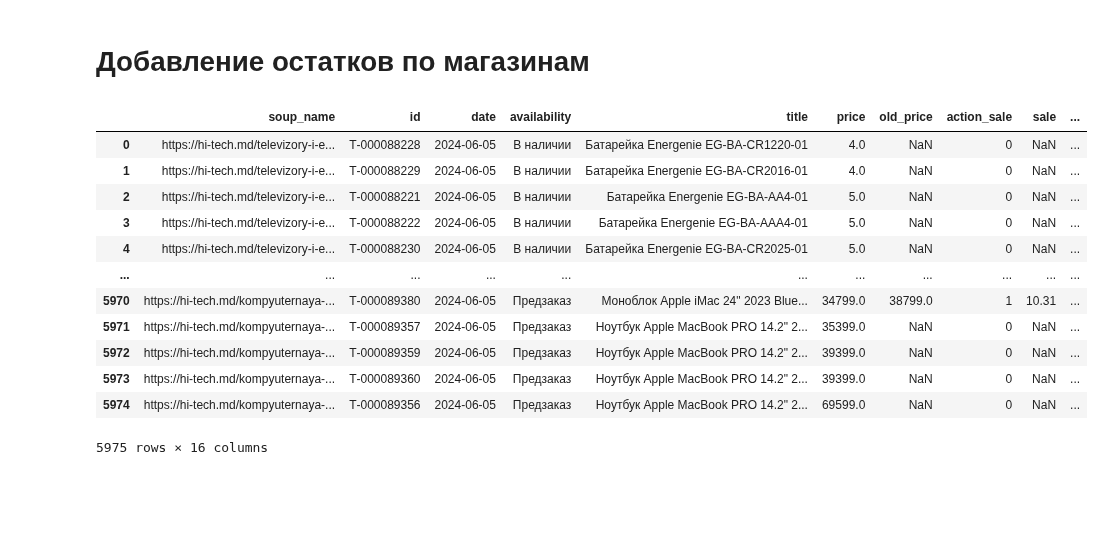
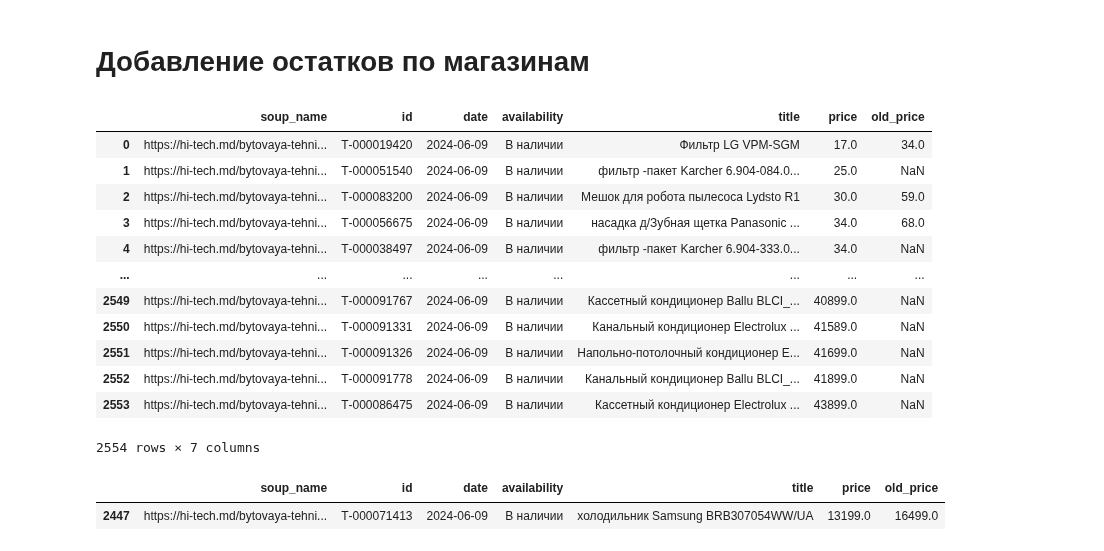
Before and after one commit to APolisakov/parsing, a Jupyter notebook: hay_count_sity.ipynb, the cells around one changed output. Cells and saved outputs as stored; diff of their text form; code cells hidden in the pictures; blank space fills up the shorter version.

```diff
--- a/hay_count_sity.ipynb
+++ b/hay_count_sity.ipynb
@@ -11,19 +15,19 @@ from tqdm import trange, tqdm
 pd.set_option('display.max_colwidth', 1000)
 pd.set_option('display.max_columns', 1000)
 # %%
-df = pd.read_csv('csv\hi_tech_5_6_2024.csv')
+df = pd.read_csv('csv\hi_tech_2024_6_9.csv')
 df
 # %% [output]
-|  | soup_name | id | date | availability | title | price | old_price | action_sale | sale | ... |
-| 0 | https://hi-tech.md/televizory-i-e... | Т-000088228 | 2024-06-05 | В наличии | Батарейка Energenie EG-BA-CR1220-01 | 4.0 | NaN | 0 | NaN | ... |
-| 1 | https://hi-tech.md/televizory-i-e... | Т-000088229 | 2024-06-05 | В наличии | Батарейка Energenie EG-BA-CR2016-01 | 4.0 | NaN | 0 | NaN | ... |
-| 2 | https://hi-tech.md/televizory-i-e... | Т-000088221 | 2024-06-05 | В наличии | Батарейка Energenie EG-BA-AA4-01 | 5.0 | NaN | 0 | NaN | ... |
-| 3 | https://hi-tech.md/televizory-i-e... | Т-000088222 | 2024-06-05 | В наличии | Батарейка Energenie EG-BA-AAA4-01 | 5.0 | NaN | 0 | NaN | ... |
-| 4 | https://hi-tech.md/televizory-i-e... | Т-000088230 | 2024-06-05 | В наличии | Батарейка Energenie EG-BA-CR2025-01 | 5.0 | NaN | 0 | NaN | ... |
-| ... | ... | ... | ... | ... | ... | ... | ... | ... | ... | ... |
-| 5970 | https://hi-tech.md/kompyuternaya-... | Т-000089380 | 2024-06-05 | Предзаказ | Моноблок Apple iMac 24" 2023 Blue... | 34799.0 | 38799.0 | 1 | 10.31 | ... |
-| 5971 | https://hi-tech.md/kompyuternaya-... | Т-000089357 | 2024-06-05 | Предзаказ | Ноутбук Apple MacBook PRO 14.2" 2... | 35399.0 | NaN | 0 | NaN | ... |
-| 5972 | https://hi-tech.md/kompyuternaya-... | Т-000089359 | 2024-06-05 | Предзаказ | Ноутбук Apple MacBook PRO 14.2" 2... | 39399.0 | NaN | 0 | NaN | ... |
-| 5973 | https://hi-tech.md/kompyuternaya-... | Т-000089360 | 2024-06-05 | Предзаказ | Ноутбук Apple MacBook PRO 14.2" 2... | 39399.0 | NaN | 0 | NaN | ... |
-| 5974 | https://hi-tech.md/kompyuternaya-... | Т-000089356 | 2024-06-05 | Предзаказ | Ноутбук Apple MacBook PRO 14.2" 2... | 69599.0 | NaN | 0 | NaN | ... |
+|  | soup_name | id | date | availability | title | price | old_price |
+| 0 | https://hi-tech.md/bytovaya-tehni... | Т-000019420 | 2024-06-09 | В наличии | Фильтр LG VPM-SGM | 17.0 | 34.0 |
+| 1 | https://hi-tech.md/bytovaya-tehni... | Т-000051540 | 2024-06-09 | В наличии | фильтр -пакет Karcher 6.904-084.0... | 25.0 | NaN |
+| 2 | https://hi-tech.md/bytovaya-tehni... | Т-000083200 | 2024-06-09 | В наличии | Мешок для робота пылесоса Lydsto R1 | 30.0 | 59.0 |
+| 3 | https://hi-tech.md/bytovaya-tehni... | Т-000056675 | 2024-06-09 | В наличии | насадка д/Зубная щетка Panasonic ... | 34.0 | 68.0 |
+| 4 | https://hi-tech.md/bytovaya-tehni... | Т-000038497 | 2024-06-09 | В наличии | фильтр -пакет Karcher 6.904-333.0... | 34.0 | NaN |
+| ... | ... | ... | ... | ... | ... | ... | ... |
+| 2549 | https://hi-tech.md/bytovaya-tehni... | Т-000091767 | 2024-06-09 | В наличии | Кассетный кондиционер Ballu BLCI_... | 40899.0 | NaN |
+| 2550 | https://hi-tech.md/bytovaya-tehni... | Т-000091331 | 2024-06-09 | В наличии | Канальный кондиционер Electrolux ... | 41589.0 | NaN |
+| 2551 | https://hi-tech.md/bytovaya-tehni... | Т-000091326 | 2024-06-09 | В наличии | Напольно-потолочный кондиционер E... | 41699.0 | NaN |
+| 2552 | https://hi-tech.md/bytovaya-tehni... | Т-000091778 | 2024-06-09 | В наличии | Канальный кондиционер Ballu BLCI_... | 41899.0 | NaN |
+| 2553 | https://hi-tech.md/bytovaya-tehni... | Т-000086475 | 2024-06-09 | В наличии | Кассетный кондиционер Electrolux ... | 43899.0 | NaN |
-5975 rows × 16 columns
+2554 rows × 7 columns
@@ -30,3 +36,8 @@ df
+# %%
+df
+# %% [output]
+|  | soup_name | id | date | availability | title | price | old_price |
+| 2447 | https://hi-tech.md/bytovaya-tehni... | Т-000071413 | 2024-06-09 | В наличии | холодильник Samsung BRB307054WW/UA | 13199.0 | 16499.0 |
 # %%
 def count_sity(x):
     reqx = requests.get(x)
```
Also changed, not shown: parts of 14 cells of this notebook, 1 other file.
